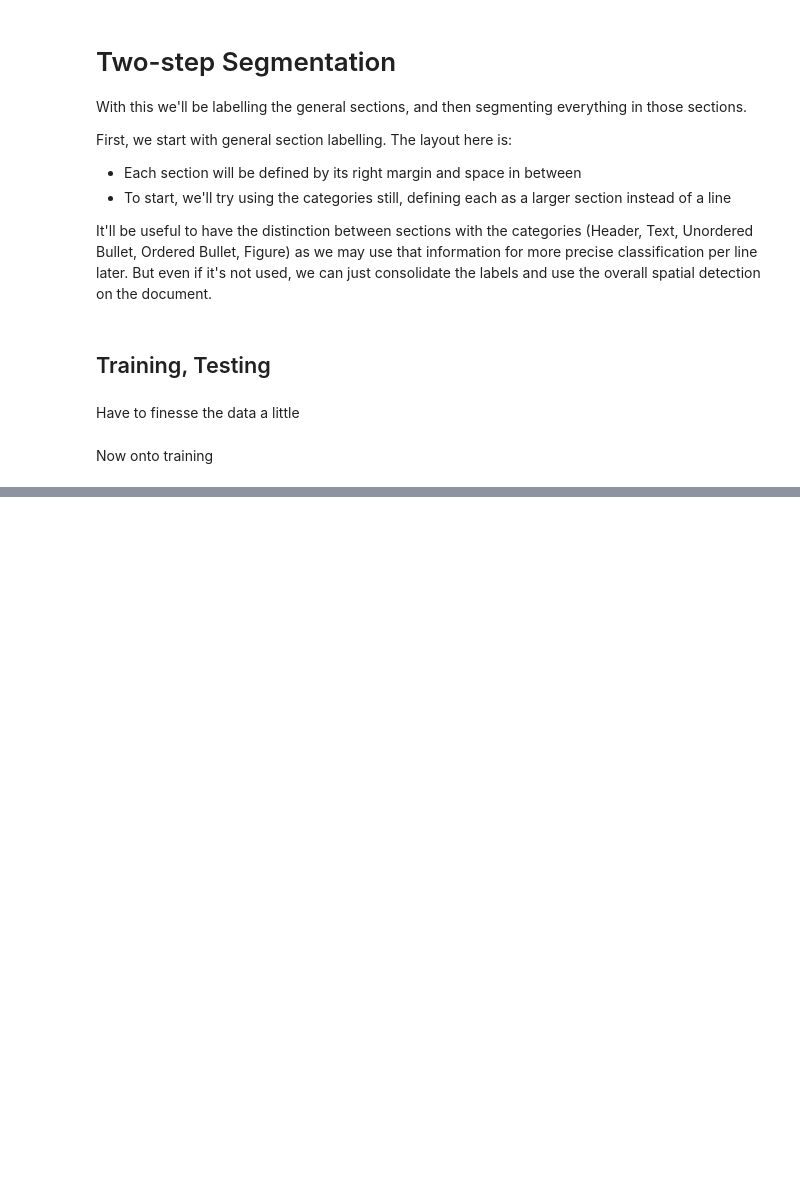
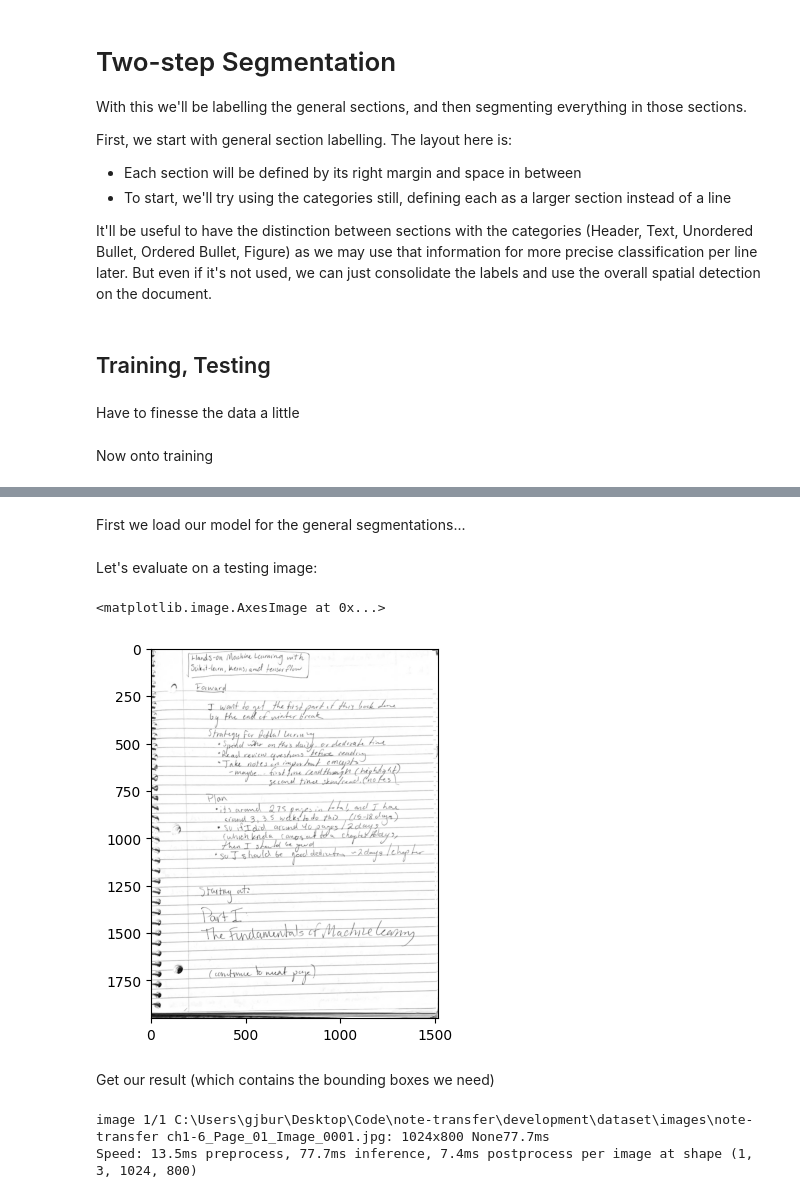
Before and after one commit to gjburke/note-transfer, a Jupyter notebook: development/text_segmentation.ipynb, the cells around one changed output, grey strips where cells are left out. Cells and saved outputs as stored; diff of their text form; code cells hidden in the pictures; blank space fills up the shorter version.

```diff
--- a/development/text_segmentation.ipynb
+++ b/development/text_segmentation.ipynb
@@ -274,0 +305,2 @@ Compile with `TORCH_USE_CUDA_DSA` to enable device-side assertions.
+# %% [markdown]
+First we load our model for the general segmentations...
@@ -274,0 +309,17 @@ Compile with `TORCH_USE_CUDA_DSA` to enable device-side assertions.
+# %% [markdown]
+Let's evaluate on a testing image:
+# %%
+test_image_path = r'C:\Users\gjbur\Desktop\Code\note-transfer\development\dataset\images\note-transfer ch1-6_Page_01_Image_0001.jpg'
+test_image = cv2.imread(test_image_path)
+test_image = cv2.cvtColor(test_image, cv2.COLOR_BGR2GRAY)
+plt.imshow(test_image, cmap='gray')
+# %% [output]
+<matplotlib.image.AxesImage at 0x...>
+[figure, added]
+# %% [markdown]
+Get our result (which contains the bounding boxes we need)
+# %%
+result = model.predict(test_image_path)
+# %% [output]
+image 1/1 C:\Users\gjbur\Desktop\Code\note-transfer\development\dataset\images\note-transfer ch1-6_Page_01_Image_0001.jpg: 1024x800 None77.7ms
+Speed: 13.5ms preprocess, 77.7ms inference, 7.4ms postprocess per image at shape (1, 3, 1024, 800)
```
Also changed, not shown: parts of 15 cells of this notebook, 1 other file.
